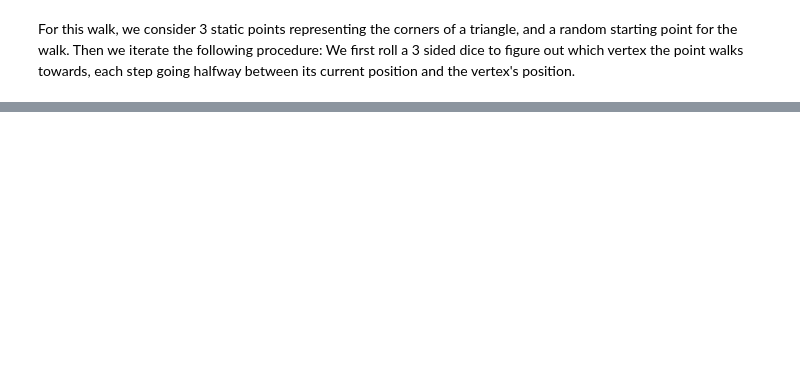
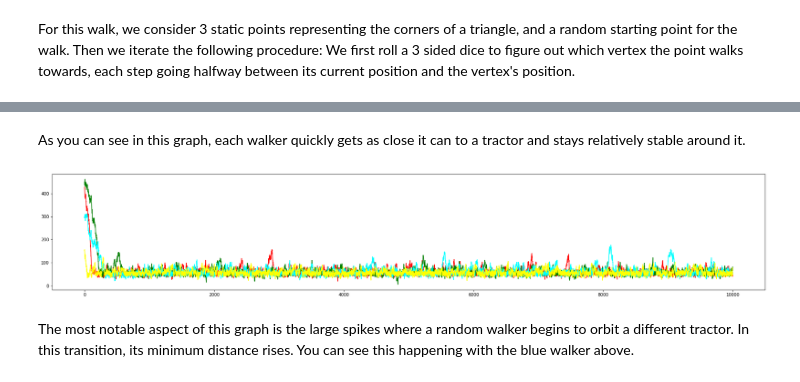
Before and after one commit to ethancma/the-random-walk, a Jupyter notebook: main.ipynb, the cells around one changed output, grey strips where cells are left out. Drawn from its saved outputs; the diff is of its cells as text; code cells hidden in the pictures; blank space fills up the shorter version.

```diff
--- a/main.ipynb
+++ b/main.ipynb
@@ -113,0 +139,10 @@ display(image.resize((800,800),Image.ANTIALIAS))
+# %% [markdown]
+As you can see in this graph, each walker quickly gets as close it can to a tractor and stays relatively stable around it.
+# %%
+plt.figure(figsize = (30,5))
+for i in range(np.size(walkers_min_distance,1)):
+    plt.plot(walkers_min_distance[:,i],color = colors[i])
+# %% [output]
+[figure, added]
+# %% [markdown]
+The most notable aspect of this graph is the large spikes where a random walker begins to orbit a different tractor. In this transition, its minimum distance rises. You can see this happening with the blue walker above.
```
Also changed, not shown: parts of 10 cells of this notebook.
